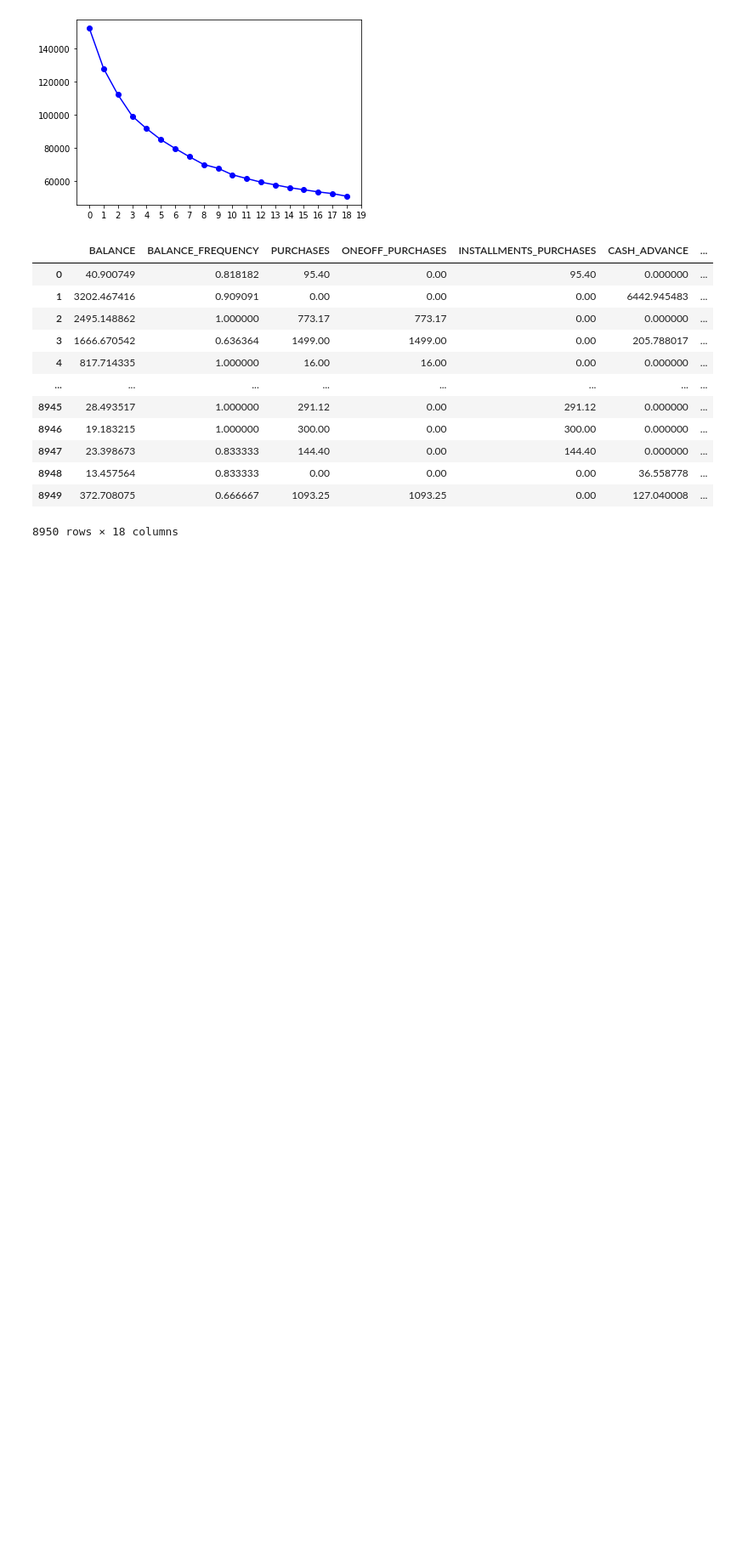
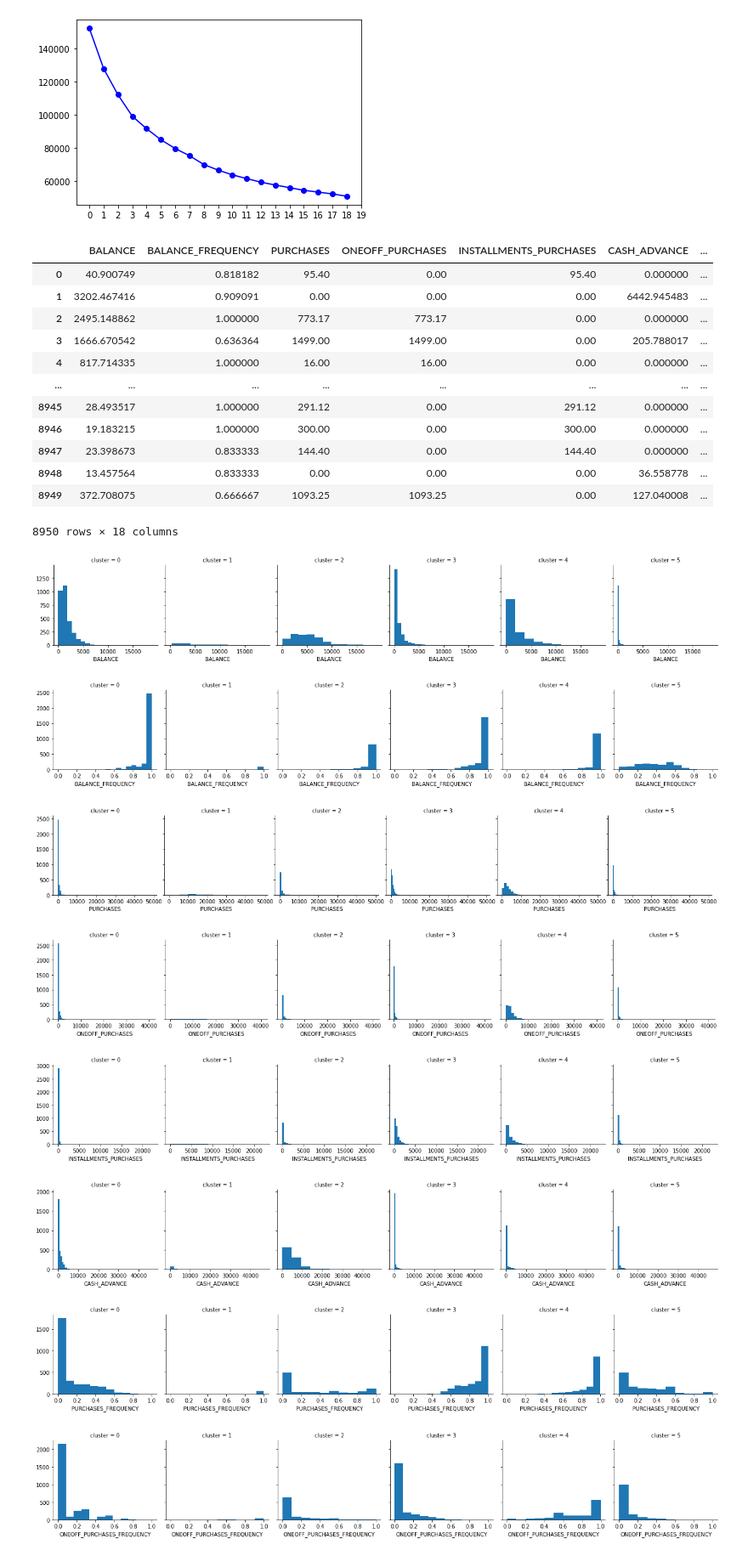
Before and after one commit to 4myLab/codestates, a Jupyter notebook: 20220617.ipynb, the cells around one changed output. Shown at 85% size. Cells and saved outputs as stored; diff of their text form; code cells hidden in the pictures; blank space fills up the shorter version.

```diff
--- a/20220617.ipynb
+++ b/20220617.ipynb
@@ -181,3 +181,16 @@ clustered_
 | 8948 | 13.457564 | 0.833333 | 0.00 | 0.00 | 0.00 | 36.558778 | ... |
 | 8949 | 372.708075 | 0.666667 | 1093.25 | 1093.25 | 0.00 | 127.040008 | ... |
 8950 rows × 18 columns
+# %%
+for i in clustered_.columns:
+  grid = sns.FacetGrid(data=clustered_, col='cluster')
+  grid.map(plt.hist, i)
+# %% [output]
+[figure, added]
+[figure, added]
+[figure, added]
+[figure, added]
+[figure, added]
+[figure, added]
+[figure, added]
+[figure, added]
```
Also changed, not shown: parts of 4 cells of this notebook.
